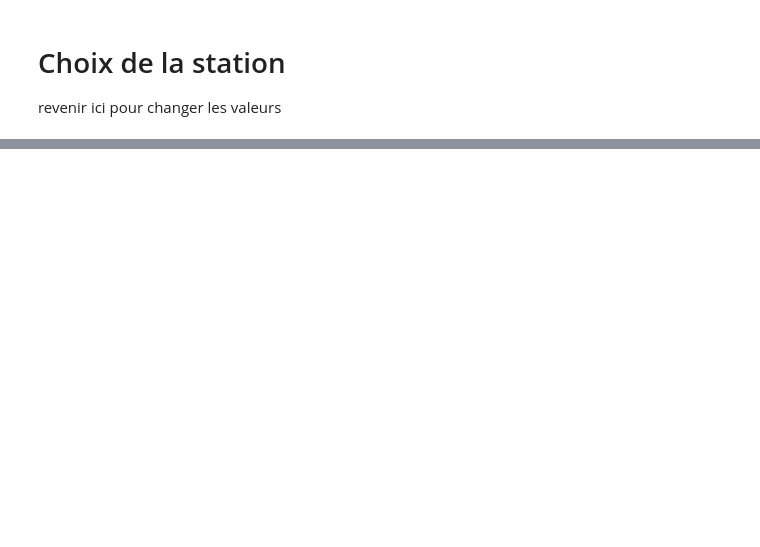
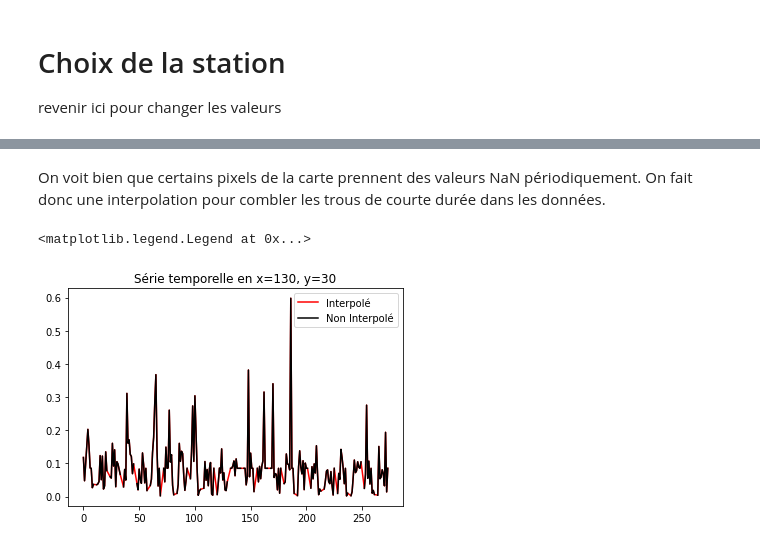
Before and after one commit to ZoeMontbroussous/Similarity-Measure-in-Time-Series, a Jupyter notebook: Mesure de similarité séries temporelles.ipynb, the cells around one changed output, grey strips where cells are left out. Cells and saved outputs as stored; diff of their text form; code cells hidden in the pictures; blank space fills up the shorter version.

```diff
--- a/Mesure de similarité séries temporelles.ipynb
+++ b/Mesure de similarité séries temporelles.ipynb
@@ -304,0 +215,10 @@ Text(0, 0.5, 'Wasserstein Distance')
+# %%
+# name = 'CHLAOC5' #ou
+name = 'SPM_BingHan'
+station=10
+mod='X'
+res='big'
+x,y = [130,30]
+
+SPM_BH = Station(name,station,res,mod)
+SPM_BH.interpolateAllSignal()
@@ -304,0 +237,13 @@ Text(0, 0.5, 'Wasserstein Distance')
+# %% [markdown]
+On voit bien que certains pixels de la carte prennent des valeurs NaN périodiquement. On fait donc une interpolation pour combler les trous de courte durée dans les données.
+# %%
+s,_  = SPM_BH.getSignal(x,y,False)
+sp,_ = SPM_BH.getSignal(x,y)
+plt.figure()
+plt.plot(sp,'r',label='Interpolé')
+plt.plot(s,'black',label='Non Interpolé')
+plt.title('Série temporelle en x=%i, y=%i' %(x,y))
+plt.legend()
+# %% [output]
+<matplotlib.legend.Legend at 0x...>
+[figure, added]
```
Also changed, not shown: parts of 42 cells of this notebook.
